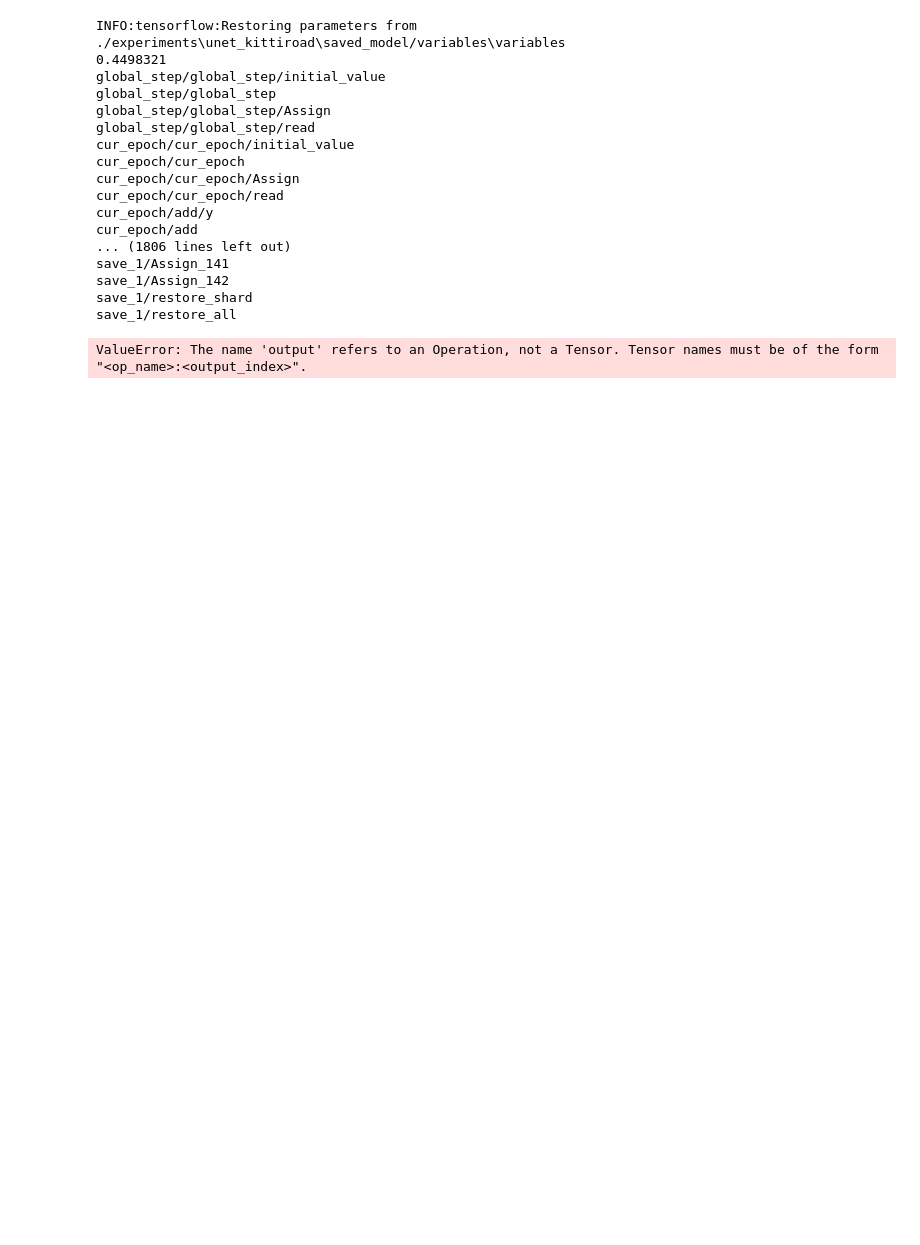
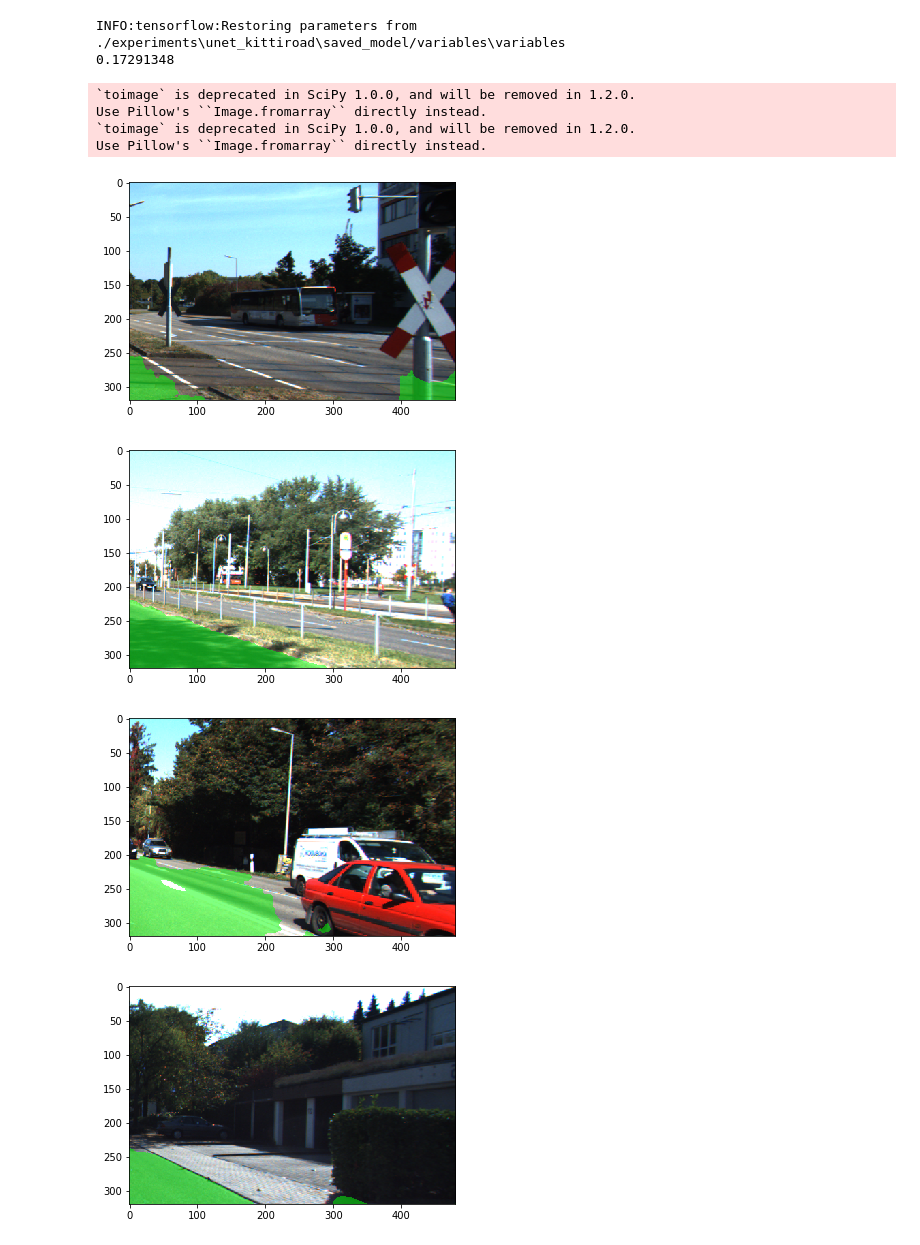
Before and after one commit to thtran97/Semantic-Segmentation, a Jupyter notebook: prediction.ipynb, the cells around one changed output. Cells and saved outputs as stored; diff of their text form; code cells hidden in the pictures; blank space fills up the shorter version.

```diff
--- a/prediction.ipynb
+++ b/prediction.ipynb
@@ -58,51 +60,45 @@ Size of masks collection :  (578, 320, 480)
 # %%
+import numpy as np
+import scipy
 graph = tf.Graph()
 with graph.as_default():
     with tf.Session() as sess:
         tf.saved_model.loader.load(sess, [tf.saved_model.tag_constants.TRAINING], config.final_model_dir)
         bl = sess.run("best_loss/best_loss:0")
         print(bl)
-        for op in graph.get_operations():
-            print(op.name)
+#         for op in graph.get_operations():
+#             print(op.name)
 
         X_test = graph.get_tensor_by_name("inputs/X:0")
-        out_pred =  graph.get_tensor_by_name("output")
+        out_pred =  graph.get_tensor_by_name("output:0")
 
         test = [data.get_data_element("test_data",i) for i in range(5)]
         for item in test :
             img = item[0]
             mask = item[1]
 
             output_pred = sess.run(out_pred,feed_dict={X_test : [img]})
-            segmentation = (output_pred>0.5).reshape(self.height,self.width,1)
+            segmentation = (output_pred>0.5).reshape(model.height,model.width,1)
             mask = np.dot(segmentation, np.array([[0, 255, 0, 127]]))
             mask = scipy.misc.toimage(mask, mode="RGBA")
             street_im = scipy.misc.toimage(img)
             street_im.paste(mask, box=None, mask=mask)
             plt.imshow(street_im)
             plt.show()
 #     trainer.train()
 #     test = [data.get_data_element("test_data",i) for i in range(2)]
 #     for item in test :
 #         img = item[0]
 #         mask = item[1]
 #         model.predict(sess,img,mask)
 # %% [output]
 INFO:tensorflow:Restoring parameters from ./experiments\unet_kittiroad\saved_model/variables\variables
-0.4498321
-global_step/global_step/initial_value
-global_step/global_step
-global_step/global_step/Assign
-global_step/global_step/read
-cur_epoch/cur_epoch/initial_value
-cur_epoch/cur_epoch
-cur_epoch/cur_epoch/Assign
-cur_epoch/cur_epoch/read
-cur_epoch/add/y
-cur_epoch/add
-... (1806 lines left out)
-save_1/Assign_141
-save_1/Assign_142
-save_1/restore_shard
-save_1/restore_all
+0.17291348
-ValueError: The name 'output' refers to an Operation, not a Tensor. Tensor names must be of the form "<op_name>:<output_index>".
+`toimage` is deprecated in SciPy 1.0.0, and will be removed in 1.2.0.
+Use Pillow's ``Image.fromarray`` directly instead.
+`toimage` is deprecated in SciPy 1.0.0, and will be removed in 1.2.0.
+Use Pillow's ``Image.fromarray`` directly instead.
+[figure, added]
+[figure, added]
+[figure, added]
+[figure, added]
```
Also changed, not shown: parts of 6 cells of this notebook, 1 other file.
